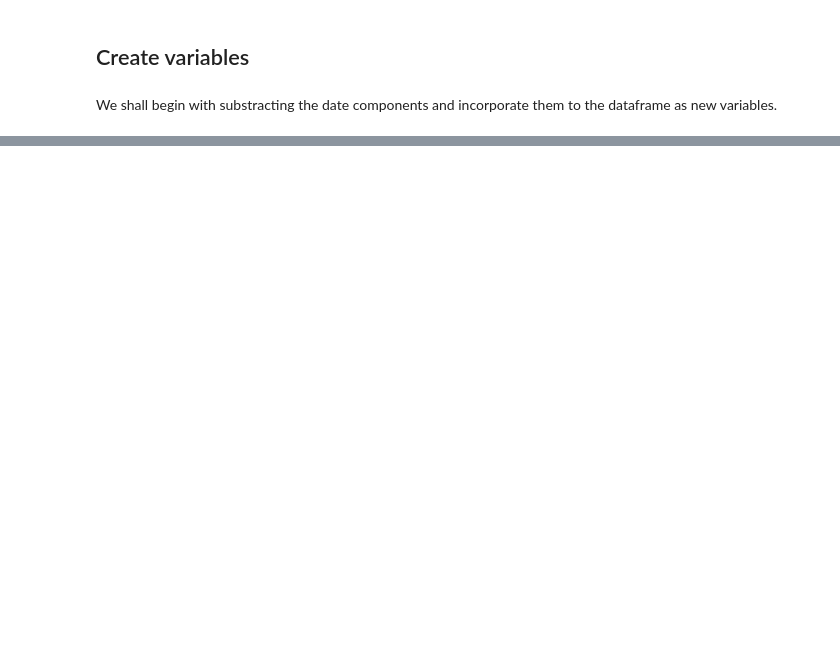
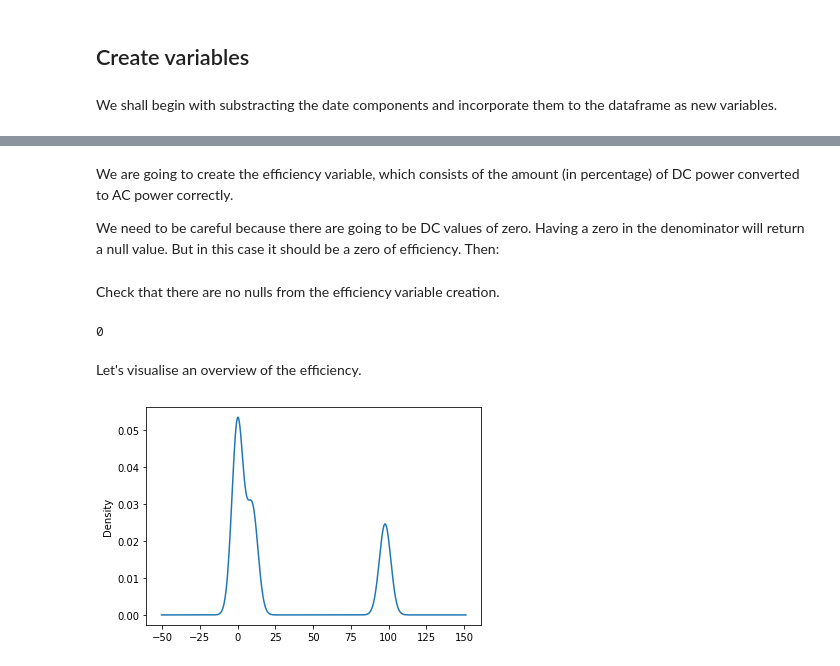
Before and after one commit to luis-cj/data-science-solar-power-plant, a Jupyter notebook: solar_power_plant_part_2.ipynb, the cells around one changed output, grey strips where cells are left out. Cells and saved outputs as stored; diff of their text form; code cells hidden in the pictures; blank space fills up the shorter version.

```diff
--- a/solar_power_plant_part_2.ipynb
+++ b/solar_power_plant_part_2.ipynb
@@ -14,3 +54,14 @@ pd.options.display.float_format = '{:15.2f}'.format
 ## Create variables
 # %% [markdown]
 We shall begin with substracting the date components and incorporate them to the dataframe as new variables.
+# %%
+def date_components(df):
+    month = df.index.month
+    day = df.index.day
+    hour = df.index.hour
+    minute = df.index.minute
+
+    return pd.DataFrame({"month":month,"day":day,"hour":hour,"minute":minute})
+# %%
+df = pd.concat([df.reset_index(),date_components(df)], axis=1).set_index("timestamp")
+df
@@ -16,0 +83,22 @@ We shall begin with substracting the date components and incorporate them to the
+# %% [markdown]
+We are going to create the efficiency variable, which consists of the amount (in percentage) of DC power converted to AC power correctly.
+
+We need to be careful because there are going to be DC values of zero. Having a zero in the denominator will return a null value. But in this case it should be a zero of efficiency. Then:
+# %%
+def inverter_efficiency(AC,DC):
+    temp = AC / DC * 100
+    return temp.fillna(0)
+# %%
+df["efficiency"] = inverter_efficiency(df["kw_ac"],df["kw_dc"])
+# %% [markdown]
+Check that there are no nulls from the efficiency variable creation.
+# %%
+df["efficiency"].isna().sum()
+# %% [output]
+0
+# %% [markdown]
+Let's visualise an overview of the efficiency.
+# %%
+df["efficiency"].plot.kde();
+# %% [output]
+[figure, added]
```
Also changed, not shown: parts of 8 cells of this notebook.
